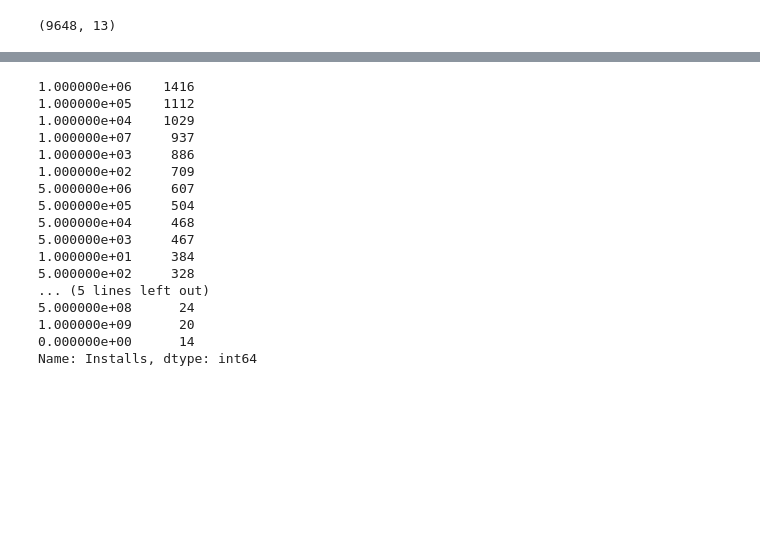
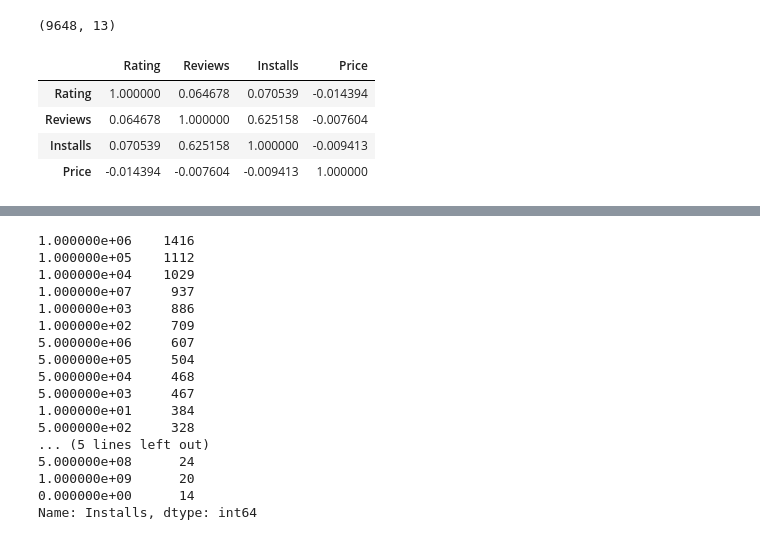
Before and after one commit to neelshah16/playstore-exploratory-analysis, a Jupyter notebook: Insight.ipynb, the cells around one changed output, grey strips where cells are left out. Saved outputs shown, nothing was run; the diff lists cells and outputs as text; code cells hidden in the pictures; blank space fills up the shorter version.

```diff
--- a/Insight.ipynb
+++ b/Insight.ipynb
@@ -92,3 +99,11 @@ app['Reviews'] = app['Reviews'].apply(
 app.shape
 # %% [output]
 (9648, 13)
+# %%
+app.corr()
+# %% [output]
+|  | Rating | Reviews | Installs | Price |
+| Rating | 1.000000 | 0.064678 | 0.070539 | -0.014394 |
+| Reviews | 0.064678 | 1.000000 | 0.625158 | -0.007604 |
+| Installs | 0.070539 | 0.625158 | 1.000000 | -0.009413 |
+| Price | -0.014394 | -0.007604 | -0.009413 | 1.000000 |
```
Also changed, not shown: parts of 10 cells of this notebook.
